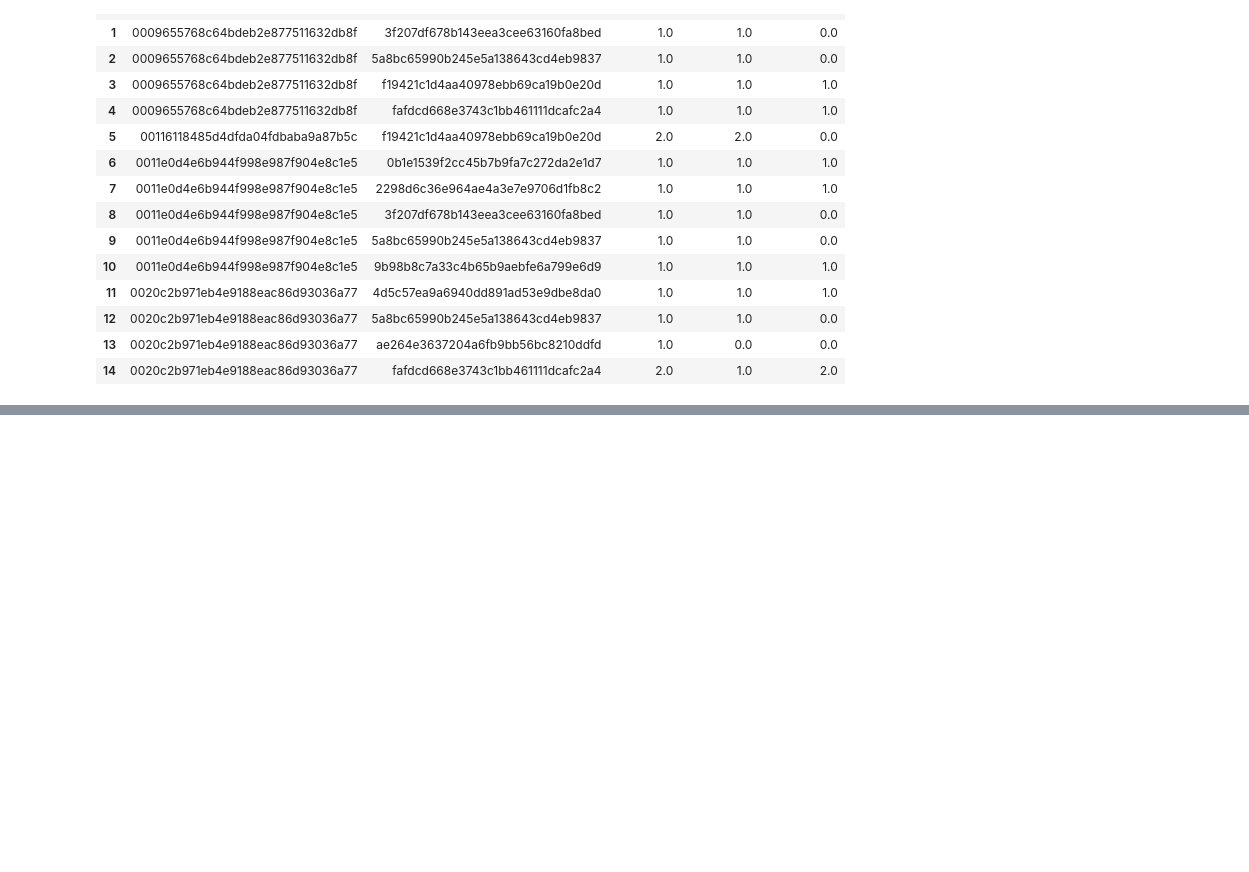
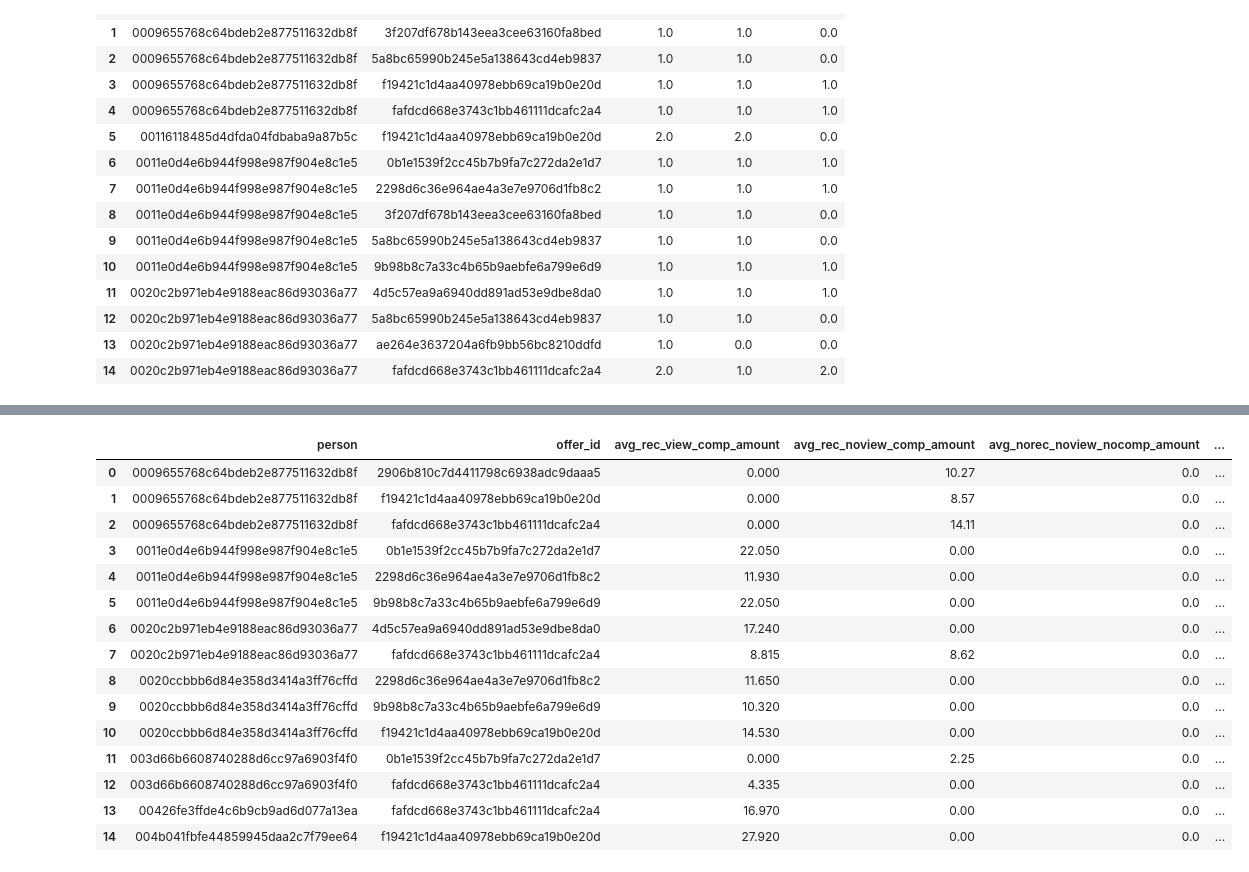
Before and after one commit to Moraut/DSND-Term-2, a Jupyter notebook: 04. Capstone Project/notebook/Starbucks_Capstone_notebook.ipynb, the cells around one changed output, grey strips where cells are left out. Cells and saved outputs as stored; diff of their text form; code cells hidden in the pictures; blank space fills up the shorter version.

```diff
--- a/04. Capstone Project/notebook/Starbucks_Capstone_notebook.ipynb
+++ b/04. Capstone Project/notebook/Starbucks_Capstone_notebook.ipynb
@@ -676,0 +667,27 @@ count_person_offer.head(15)
+# %%
+#Average amount of transaction for received, viewed and completed offers
+comp_offer_amount['avg_rec_view_comp_amount'] = comp_offer_amount.groupby(['person','offer_id'])['rec_view_comp_amount'].transform('mean')
+
+#Average amount of transaction for received, not viewed and completed offers
+comp_offer_amount['avg_rec_noview_comp_amount'] = comp_offer_amount.groupby(['person','offer_id'])['rec_noview_comp_amount'].transform('mean')
+
+#Average amount of transaction for not received, not viewed and completed offers
+comp_offer_amount['avg_norec_noview_nocomp_amount'] = comp_offer_amount.groupby(['person','offer_id'])['norec_noview_comp_amount'].transform('mean')
+# %%
+#Number of offers received, viewed and completed offers
+comp_offer_amount['rec_view_count'] = comp_offer_amount.groupby(['person','offer_id'])['rec_view_comp'].transform('sum')
+
+#Number of offers received, not viewed and completed offers
+comp_offer_amount['rec_noview_count'] = comp_offer_amount.groupby(['person','offer_id'])['rec_noview_comp'].transform('sum')
+
+#Number of offers, not viewed and completed offers
+comp_offer_amount['norec_noview_count'] = comp_offer_amount.groupby(['person','offer_id'])['norec_noview_comp'].transform('sum')
+# %%
+#Total amount of transaction for received, viewed and completed offers
+comp_offer_amount['tot_rec_view_comp_amount'] = comp_offer_amount.groupby(['person','offer_id'])['rec_view_comp_amount'].transform('sum')
+
+#Total amount of transaction for received, not viewed and completed offers
+comp_offer_amount['tot_rec_noview_comp_amount'] = comp_offer_amount.groupby(['person','offer_id'])['rec_noview_comp_amount'].transform('sum')
+
+#Total amount of transaction for not received, not viewed and completed offers
+comp_offer_amount['tot_norec_noview_nocomp_amount'] = comp_offer_amount.groupby(['person','offer_id'])['norec_noview_comp_amount'].transform('sum')
@@ -676,0 +708,29 @@ count_person_offer.head(15)
+# %%
+#start with person offer level data
+df = comp_offer_amount[['person','offer_id',
+                        'avg_rec_view_comp_amount','avg_rec_noview_comp_amount','avg_norec_noview_nocomp_amount',
+                        'tot_rec_view_comp_amount','tot_rec_noview_comp_amount','tot_norec_noview_nocomp_amount',
+                        'rec_view_count', 'rec_noview_count','norec_noview_count'
+]].drop_duplicates()
+
+#bring in offer counts: received || viewed || completed
+
+df_1 = df.merge(count_person_offer, on = ['person','offer_id'], how = 'left')
+df_1.head(15)
+# %% [output]
+|  | person | offer_id | avg_rec_view_comp_amount | avg_rec_noview_comp_amount | avg_norec_noview_nocomp_amount | ... |
+| 0 | 0009655768c64bdeb2e877511632db8f | 2906b810c7d4411798c6938adc9daaa5 | 0.000 | 10.27 | 0.0 | ... |
+| 1 | 0009655768c64bdeb2e877511632db8f | f19421c1d4aa40978ebb69ca19b0e20d | 0.000 | 8.57 | 0.0 | ... |
+| 2 | 0009655768c64bdeb2e877511632db8f | fafdcd668e3743c1bb461111dcafc2a4 | 0.000 | 14.11 | 0.0 | ... |
+| 3 | 0011e0d4e6b944f998e987f904e8c1e5 | 0b1e1539f2cc45b7b9fa7c272da2e1d7 | 22.050 | 0.00 | 0.0 | ... |
+| 4 | 0011e0d4e6b944f998e987f904e8c1e5 | 2298d6c36e964ae4a3e7e9706d1fb8c2 | 11.930 | 0.00 | 0.0 | ... |
+| 5 | 0011e0d4e6b944f998e987f904e8c1e5 | 9b98b8c7a33c4b65b9aebfe6a799e6d9 | 22.050 | 0.00 | 0.0 | ... |
+| 6 | 0020c2b971eb4e9188eac86d93036a77 | 4d5c57ea9a6940dd891ad53e9dbe8da0 | 17.240 | 0.00 | 0.0 | ... |
+| 7 | 0020c2b971eb4e9188eac86d93036a77 | fafdcd668e3743c1bb461111dcafc2a4 | 8.815 | 8.62 | 0.0 | ... |
+| 8 | 0020ccbbb6d84e358d3414a3ff76cffd | 2298d6c36e964ae4a3e7e9706d1fb8c2 | 11.650 | 0.00 | 0.0 | ... |
+| 9 | 0020ccbbb6d84e358d3414a3ff76cffd | 9b98b8c7a33c4b65b9aebfe6a799e6d9 | 10.320 | 0.00 | 0.0 | ... |
+| 10 | 0020ccbbb6d84e358d3414a3ff76cffd | f19421c1d4aa40978ebb69ca19b0e20d | 14.530 | 0.00 | 0.0 | ... |
+| 11 | 003d66b6608740288d6cc97a6903f4f0 | 0b1e1539f2cc45b7b9fa7c272da2e1d7 | 0.000 | 2.25 | 0.0 | ... |
+| 12 | 003d66b6608740288d6cc97a6903f4f0 | fafdcd668e3743c1bb461111dcafc2a4 | 4.335 | 0.00 | 0.0 | ... |
+| 13 | 00426fe3ffde4c6b9cb9ad6d077a13ea | fafdcd668e3743c1bb461111dcafc2a4 | 16.970 | 0.00 | 0.0 | ... |
+| 14 | 004b041fbfe44859945daa2c7f79ee64 | f19421c1d4aa40978ebb69ca19b0e20d | 27.920 | 0.00 | 0.0 | ... |
```
Also changed, not shown: parts of 14 cells of this notebook, 1 other file.
